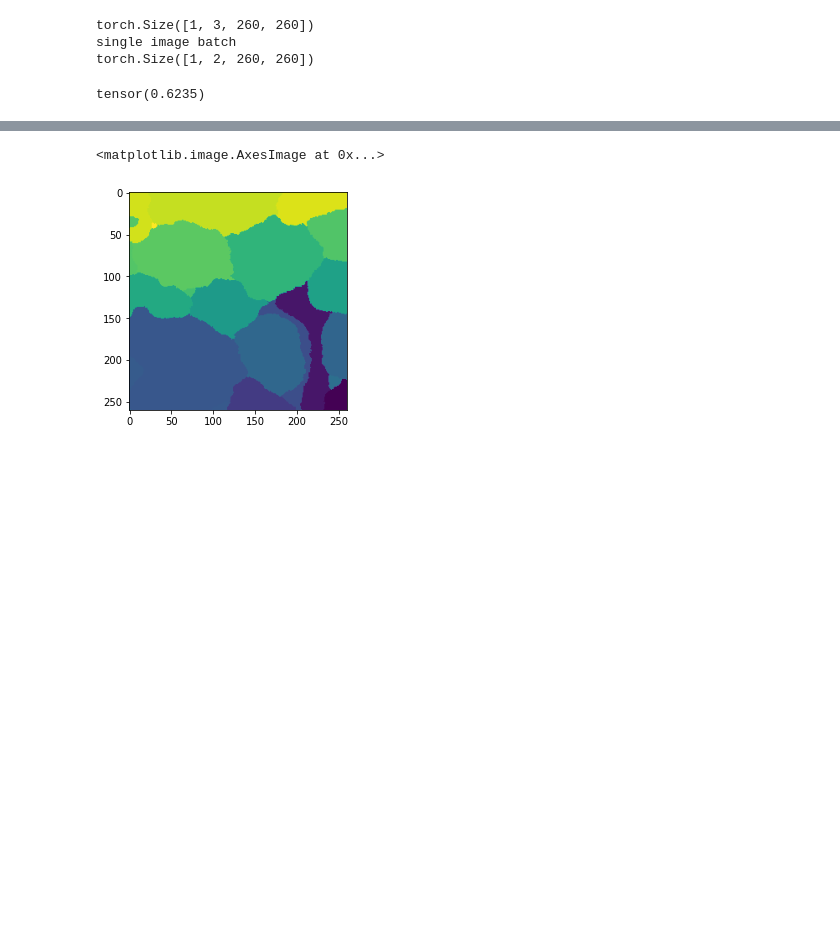
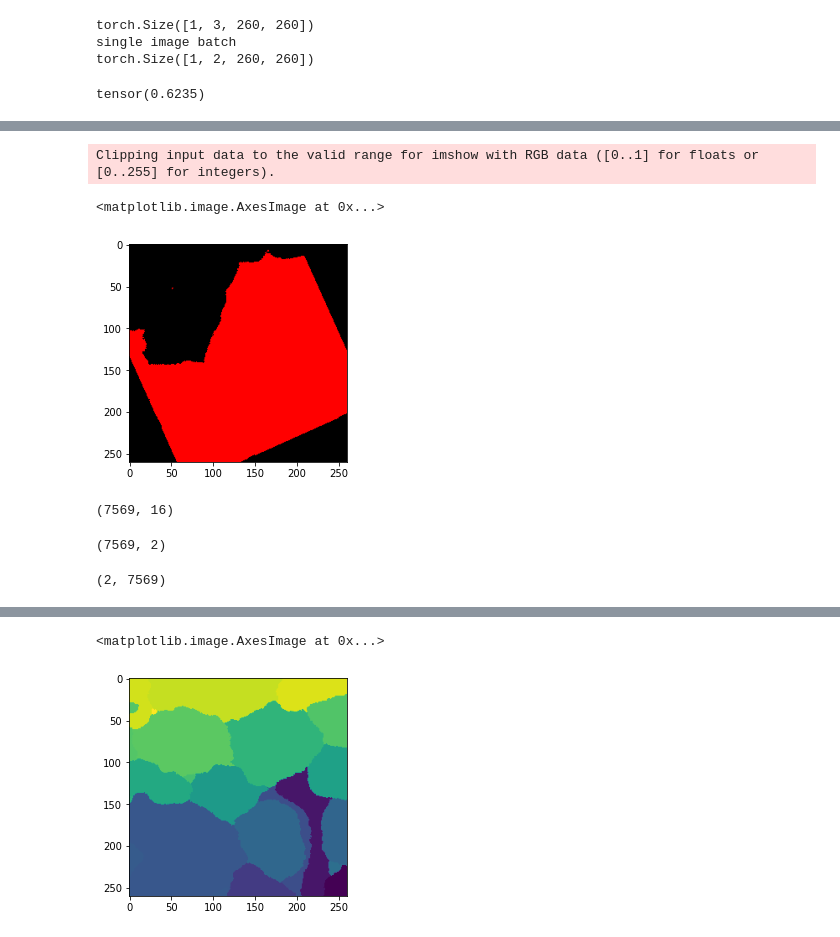
Before and after one commit to bbarad/defects_DLMBL, a Jupyter notebook: notebooks/dataloader_testing.ipynb, the cells around one changed output, grey strips where cells are left out. Drawn from its saved outputs; the diff is of its cells as text; code cells hidden in the pictures; blank space fills up the shorter version.

```diff
--- a/notebooks/dataloader_testing.ipynb
+++ b/notebooks/dataloader_testing.ipynb
@@ -168,0 +209,18 @@ tensor(0.6235)
+# %%
+plt.imshow(pca.fit_transform(prediction[0].reshape(16,-1).T).T.reshape(prediction.shape[1:])[:3].transpose((1,2,0)))
+# %% [output]
+Clipping input data to the valid range for imshow with RGB data ([0..1] for floats or [0..255] for integers).
+<matplotlib.image.AxesImage at 0x...>
+[figure, added]
+# %%
+sampled_pca.shape
+# %% [output]
+(7569, 16)
+# %%
+sampled_pca[:,:2].shape
+# %% [output]
+(7569, 2)
+# %%
+sampled_pca[:,:2].T.shape
+# %% [output]
+(2, 7569)
```
Also changed, not shown: parts of 17 cells of this notebook, 8 other files.
